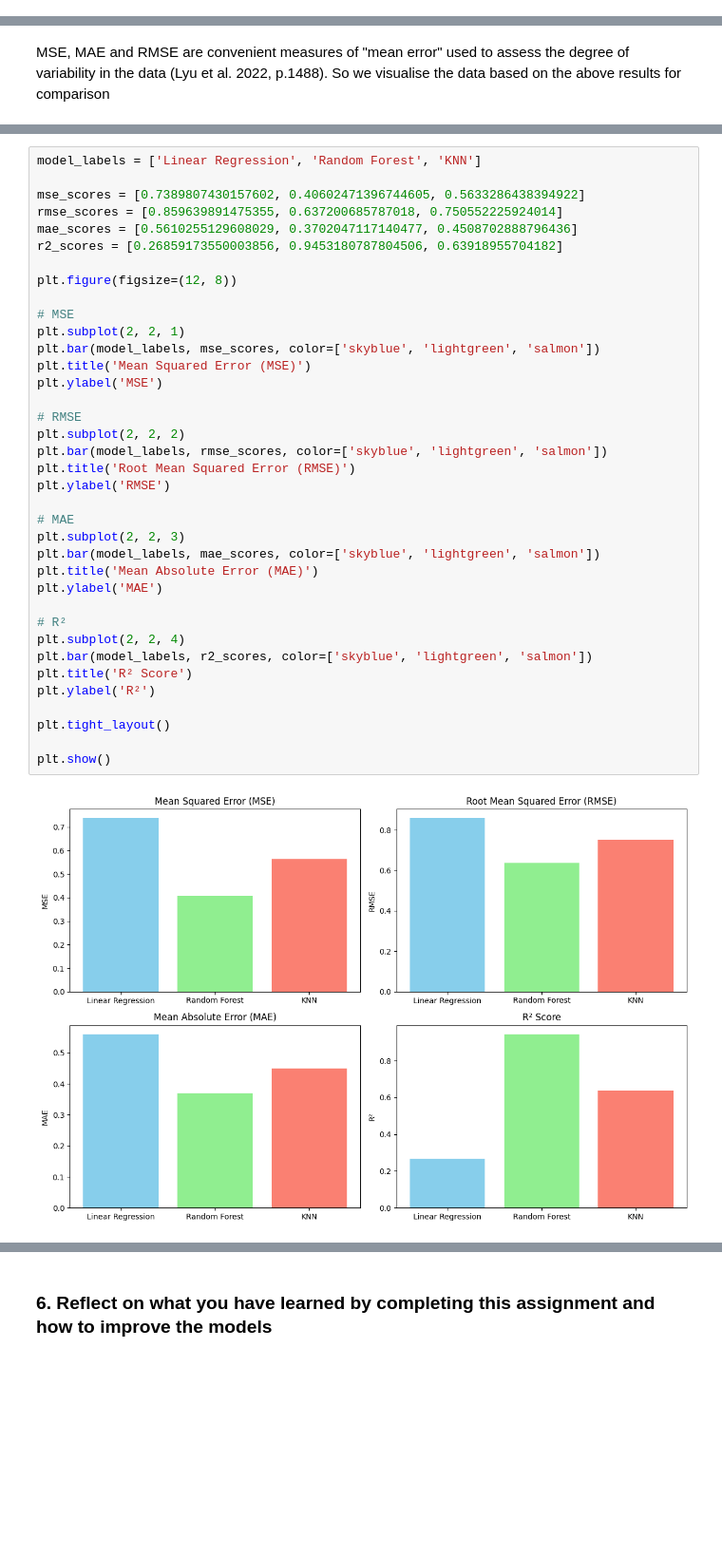
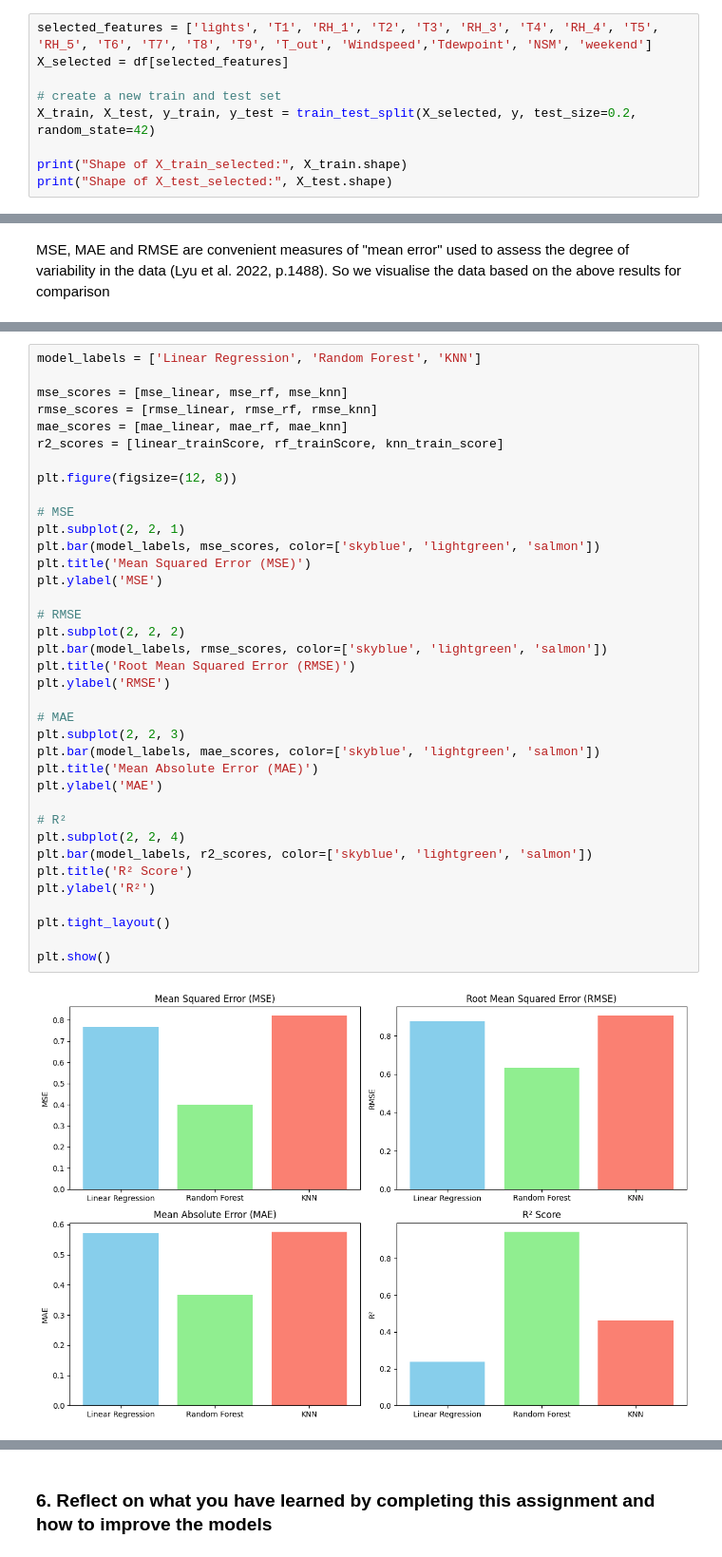
Before and after one commit to yuqingc31/MiningBigData, a Jupyter notebook: assignment1/a1841612_yuqingchen_assign1a.ipynb, the cells around one changed output, grey strips where cells are left out. Shown at 95% size. Saved outputs shown, nothing was run; the diff lists cells and outputs as text; blank space fills up the shorter version.

```diff
--- a/assignment1/a1841612_yuqingchen_assign1a.ipynb
+++ b/assignment1/a1841612_yuqingchen_assign1a.ipynb
@@ -339,0 +360,9 @@ X_train, X_test, y_train, y_test = train_test_split(X, y, test_size=0.2, random_
+# %%
+selected_features = ['lights', 'T1', 'RH_1', 'T2', 'T3', 'RH_3', 'T4', 'RH_4', 'T5', 'RH_5', 'T6', 'T7', 'T8', 'T9', 'T_out', 'Windspeed','Tdewpoint', 'NSM', 'weekend']
+X_selected = df[selected_features]
+
+# create a new train and test set
+X_train, X_test, y_train, y_test = train_test_split(X_selected, y, test_size=0.2, random_state=42)
+
+print("Shape of X_train_selected:", X_train.shape)
+print("Shape of X_test_selected:", X_test.shape)
@@ -437,40 +469,40 @@ plt.show()
 # %%
 model_labels = ['Linear Regression', 'Random Forest', 'KNN']
 
-mse_scores = [0.7389807430157602, 0.40602471396744605, 0.5633286438394922]
-rmse_scores = [0.859639891475355, 0.637200685787018, 0.750552225924014]
-mae_scores = [0.5610255129608029, 0.3702047117140477, 0.4508702888796436]
-r2_scores = [0.26859173550003856, 0.9453180787804506, 0.63918955704182]
+mse_scores = [mse_linear, mse_rf, mse_knn]
+rmse_scores = [rmse_linear, rmse_rf, rmse_knn]
+mae_scores = [mae_linear, mae_rf, mae_knn]
+r2_scores = [linear_trainScore, rf_trainScore, knn_train_score]
 
 plt.figure(figsize=(12, 8))
 
 # MSE
 plt.subplot(2, 2, 1)
 plt.bar(model_labels, mse_scores, color=['skyblue', 'lightgreen', 'salmon'])
 plt.title('Mean Squared Error (MSE)')
 plt.ylabel('MSE')
 
 # RMSE
 plt.subplot(2, 2, 2)
 plt.bar(model_labels, rmse_scores, color=['skyblue', 'lightgreen', 'salmon'])
 plt.title('Root Mean Squared Error (RMSE)')
 plt.ylabel('RMSE')
 
 # MAE
 plt.subplot(2, 2, 3)
 plt.bar(model_labels, mae_scores, color=['skyblue', 'lightgreen', 'salmon'])
 plt.title('Mean Absolute Error (MAE)')
 plt.ylabel('MAE')
 
 # R²
 plt.subplot(2, 2, 4)
 plt.bar(model_labels, r2_scores, color=['skyblue', 'lightgreen', 'salmon'])
 plt.title('R² Score')
 plt.ylabel('R²')
 
 plt.tight_layout()
 
 plt.show()
 # %% [output]
-[figure, old version]
+[figure, new version]
 # %% [markdown]
```
Also changed, not shown: parts of 10 cells of this notebook, 1 other file.
